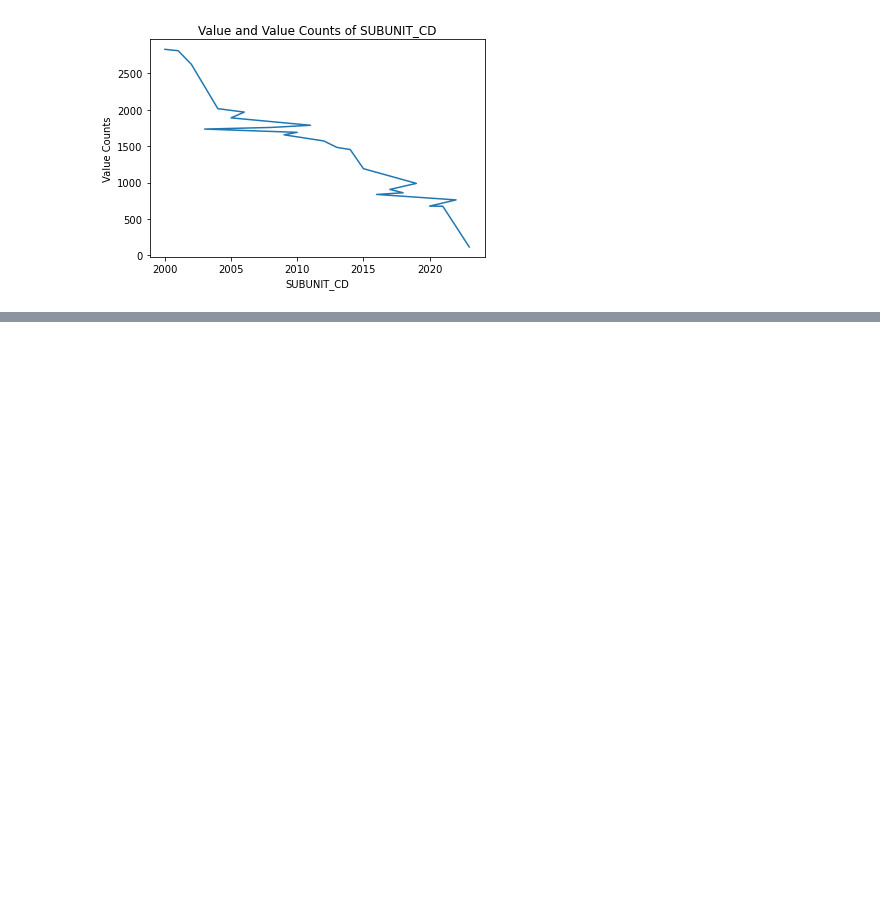
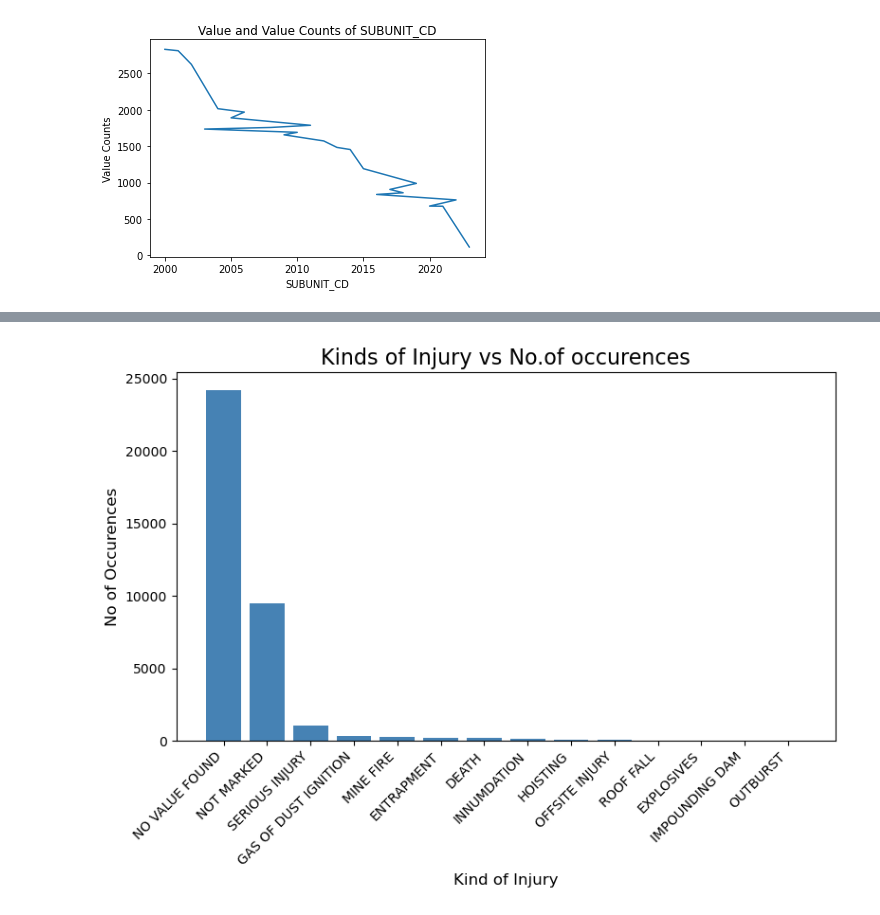
Before and after one commit to SrijanWMXJ/Trilytic, a Jupyter notebook: EDA.ipynb, the cells around one changed output, grey strips where cells are left out. Saved outputs shown, nothing was run; the diff lists cells and outputs as text; code cells hidden in the pictures; blank space fills up the shorter version.

Commit message:
added some new plots

```diff
--- a/EDA.ipynb
+++ b/EDA.ipynb
@@ -425,0 +426,19 @@ plt.show()
+# %%
+
+# Calculate the value counts for each category in the "IMMED_NOTIFY" column
+value_counts = df["IMMED_NOTIFY"].value_counts()
+
+# Create a vertical bar plot
+plt.figure(figsize=(8, 6))  # Adjust the figure size as per your preference
+plt.bar(value_counts.index, value_counts.values, color='steelblue')
+
+plt.xlabel('Kind of Injury', fontsize=12)
+plt.ylabel('No of Occurences', fontsize=12)
+plt.title('Kinds of Injury vs No.of occurences', fontsize=16)
+
+plt.xticks(rotation=45, ha='right')  # Rotate x-axis labels for better readability
+
+plt.tight_layout()
+plt.show()
+# %% [output]
+[figure, added]
```
Also changed, not shown: parts of 12 cells of this notebook.
